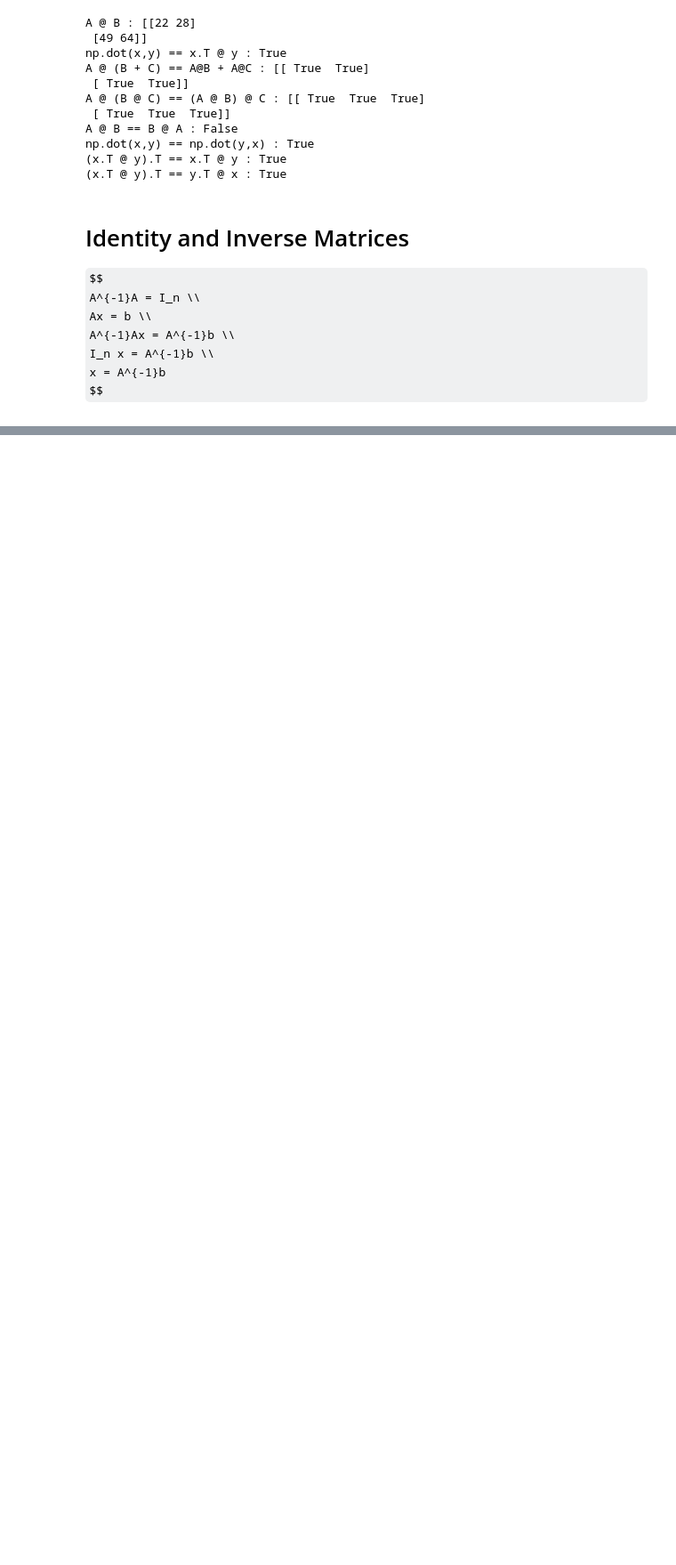
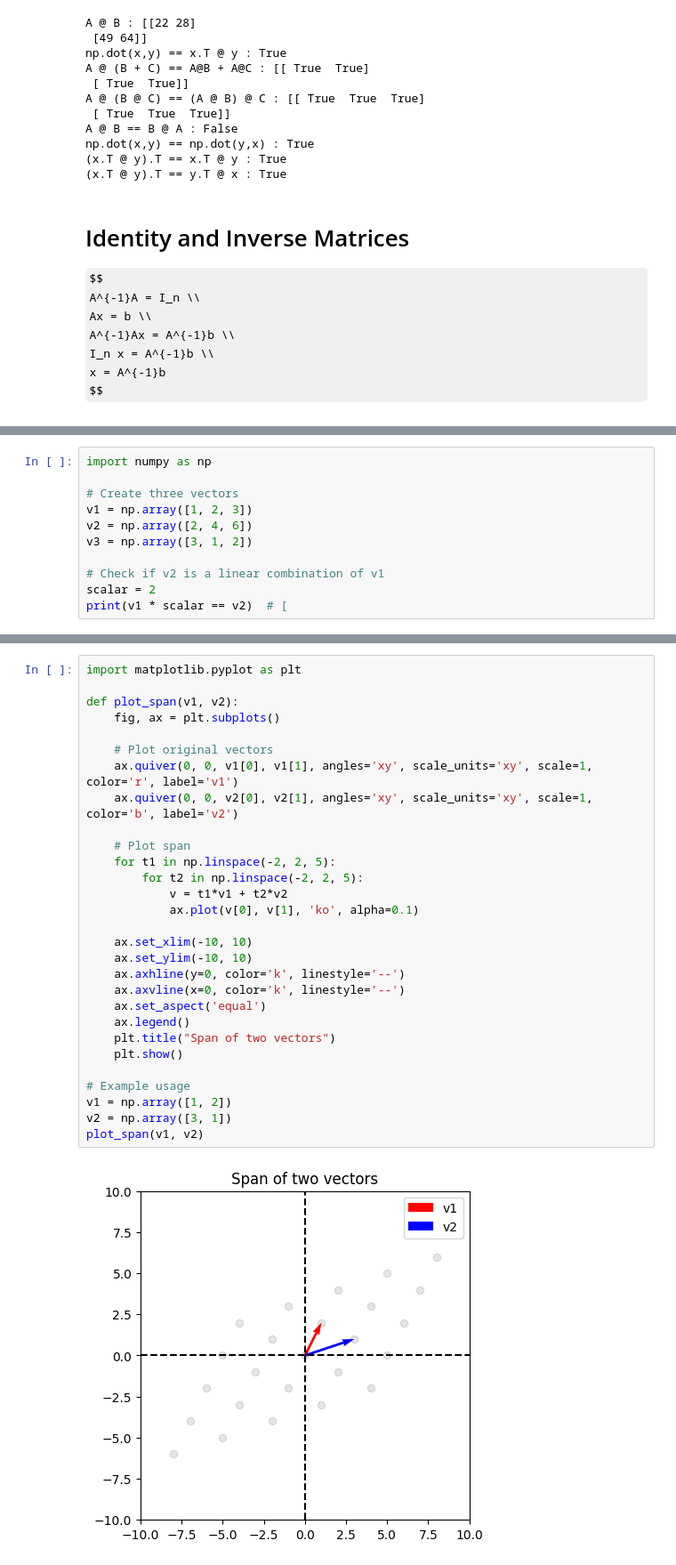
Before and after one commit to woodRock/deep-learning-goodfellow, a Jupyter notebook: chapter_2_linear_algebra.ipynb, the cells around one changed output, grey strips where cells are left out. Shown: that part at 89% size. Saved outputs shown, nothing was run; the diff lists cells and outputs as text; some formulas as TeX source; blank space fills up the shorter version.

```diff
--- a/chapter_2_linear_algebra.ipynb
+++ b/chapter_2_linear_algebra.ipynb
@@ -154,0 +195,11 @@ np.allclose(ainv @ a, np.eye(2)) : True
+# %%
+import numpy as np
+
+# Create three vectors
+v1 = np.array([1, 2, 3])
+v2 = np.array([2, 4, 6])
+v3 = np.array([3, 1, 2])
+
+# Check if v2 is a linear combination of v1
+scalar = 2
+print(v1 * scalar == v2)  # [
@@ -154,0 +226,31 @@ np.allclose(ainv @ a, np.eye(2)) : True
+# %%
+import matplotlib.pyplot as plt
+
+def plot_span(v1, v2):
+    fig, ax = plt.subplots()
+
+    # Plot original vectors
+    ax.quiver(0, 0, v1[0], v1[1], angles='xy', scale_units='xy', scale=1, color='r', label='v1')
+    ax.quiver(0, 0, v2[0], v2[1], angles='xy', scale_units='xy', scale=1, color='b', label='v2')
+
+    # Plot span
+    for t1 in np.linspace(-2, 2, 5):
+        for t2 in np.linspace(-2, 2, 5):
+            v = t1*v1 + t2*v2
+            ax.plot(v[0], v[1], 'ko', alpha=0.1)
+
+    ax.set_xlim(-10, 10)
+    ax.set_ylim(-10, 10)
+    ax.axhline(y=0, color='k', linestyle='--')
+    ax.axvline(x=0, color='k', linestyle='--')
+    ax.set_aspect('equal')
+    ax.legend()
+    plt.title("Span of two vectors")
+    plt.show()
+
+# Example usage
+v1 = np.array([1, 2])
+v2 = np.array([3, 1])
+plot_span(v1, v2)
+# %% [output]
+[figure, added]
```
Also changed, not shown: parts of 33 cells of this notebook.
